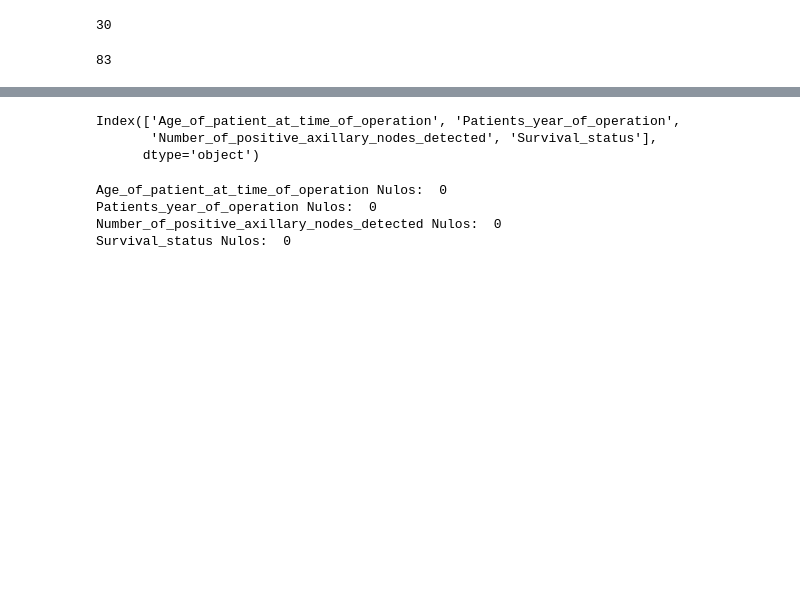
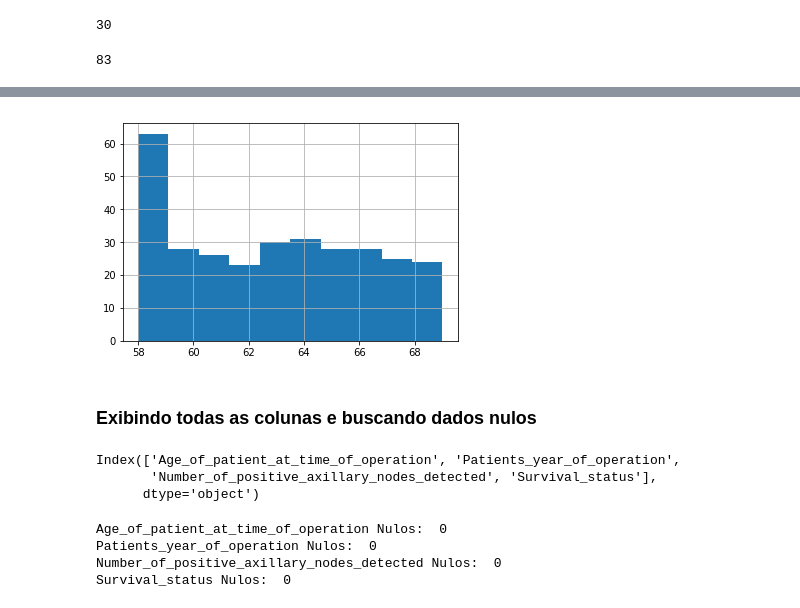
Before and after one commit to MatheusPereiraBarros/TESI2Avaliacao02, a Jupyter notebook: ML_Haberman_testes.ipynb, the cells around one changed output, grey strips where cells are left out. Saved outputs shown, nothing was run; the diff lists cells and outputs as text; code cells hidden in the pictures; blank space fills up the shorter version.

```diff
--- a/ML_Haberman_testes.ipynb
+++ b/ML_Haberman_testes.ipynb
@@ -105,3 +175,11 @@ df[df['Age_of_patient_at_time_of_operation'].isnull()]
+# %%
+# Histograma dos anos em que foram realizadas as cirgurgias
+df['Patients_year_of_operation'].hist()
+plt.show()
+# %% [output]
+[figure, added]
+# %% [markdown]
+### Exibindo todas as colunas e buscando dados nulos
 # %%
 # Exibindo todas as colunas existentes
 df.columns
```
Also changed, not shown: parts of 24 cells of this notebook.
